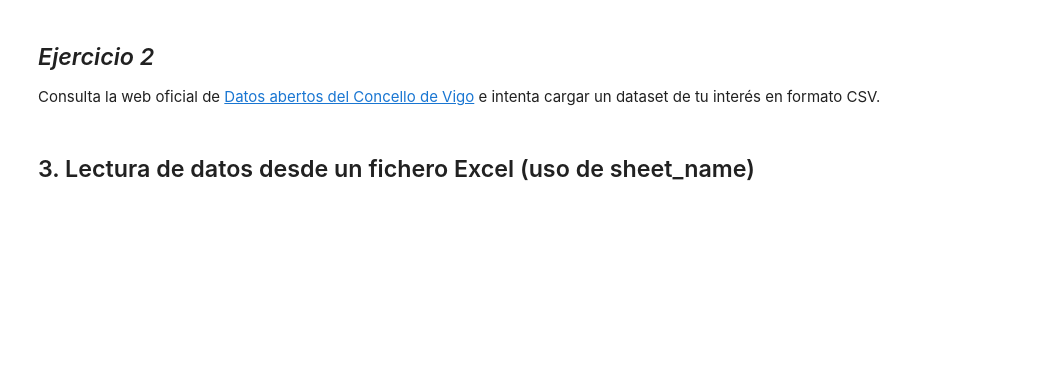
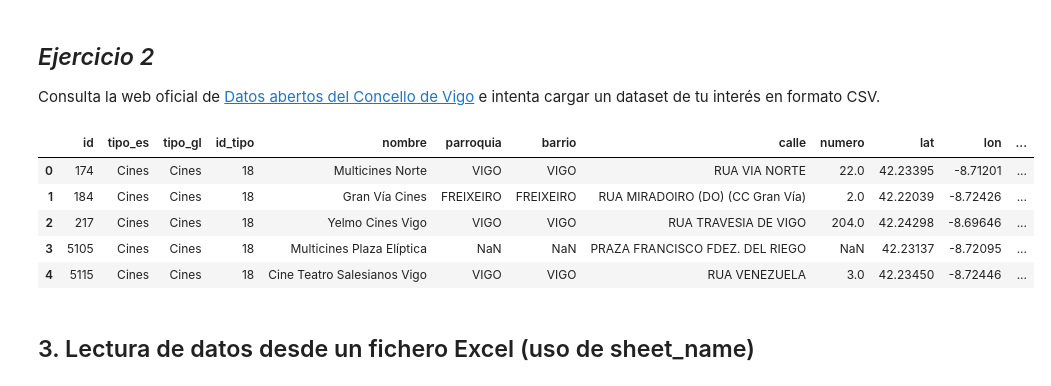
Before and after one commit to Angelmbx/Machine-Learing, a Jupyter notebook: UD1/01_Importacion_de_datos.ipynb, the cells around one changed output. Cells and saved outputs as stored; diff of their text form; code cells hidden in the pictures; blank space fills up the shorter version.

Commit message:
Notebook_01 wip

```diff
--- a/UD1/01_Importacion_de_datos.ipynb
+++ b/UD1/01_Importacion_de_datos.ipynb
@@ -249,6 +278,18 @@ ValueError: Multiple files found in ZIP file. Only one file per ZIP: ['CSV_EX_1.
 # %% [markdown]
 ## *Ejercicio 2*
 Consulta la web oficial de [Datos abertos del Concello de Vigo](https://datos.vigo.org) e intenta cargar un dataset de tu interés en formato CSV.
+# %%
+import pandas as pd
+
+df_vigo = pd.read_csv("Notebook_01_data/centros_culturales_vigo.csv")
+df_vigo.head()
+# %% [output]
+|  | id | tipo_es | tipo_gl | id_tipo | nombre | parroquia | barrio | calle | numero | lat | lon | ... |
+| 0 | 174 | Cines | Cines | 18 | Multicines Norte | VIGO | VIGO | RUA VIA NORTE | 22.0 | 42.23395 | -8.71201 | ... |
+| 1 | 184 | Cines | Cines | 18 | Gran Vía Cines | FREIXEIRO | FREIXEIRO | RUA MIRADOIRO (DO) (CC Gran Vía) | 2.0 | 42.22039 | -8.72426 | ... |
+| 2 | 217 | Cines | Cines | 18 | Yelmo Cines Vigo | VIGO | VIGO | RUA TRAVESIA DE VIGO | 204.0 | 42.24298 | -8.69646 | ... |
+| 3 | 5105 | Cines | Cines | 18 | Multicines Plaza Elíptica | NaN | NaN | PRAZA FRANCISCO FDEZ. DEL RIEGO | NaN | 42.23137 | -8.72095 | ... |
+| 4 | 5115 | Cines | Cines | 18 | Cine Teatro Salesianos Vigo | VIGO | VIGO | RUA VENEZUELA | 3.0 | 42.23450 | -8.72446 | ... |
 # %% [markdown]
 ## 3. Lectura de datos desde un fichero Excel (uso de sheet_name)
 # %%
```
Also changed, not shown: parts of 28 cells of this notebook, 13 other files.
